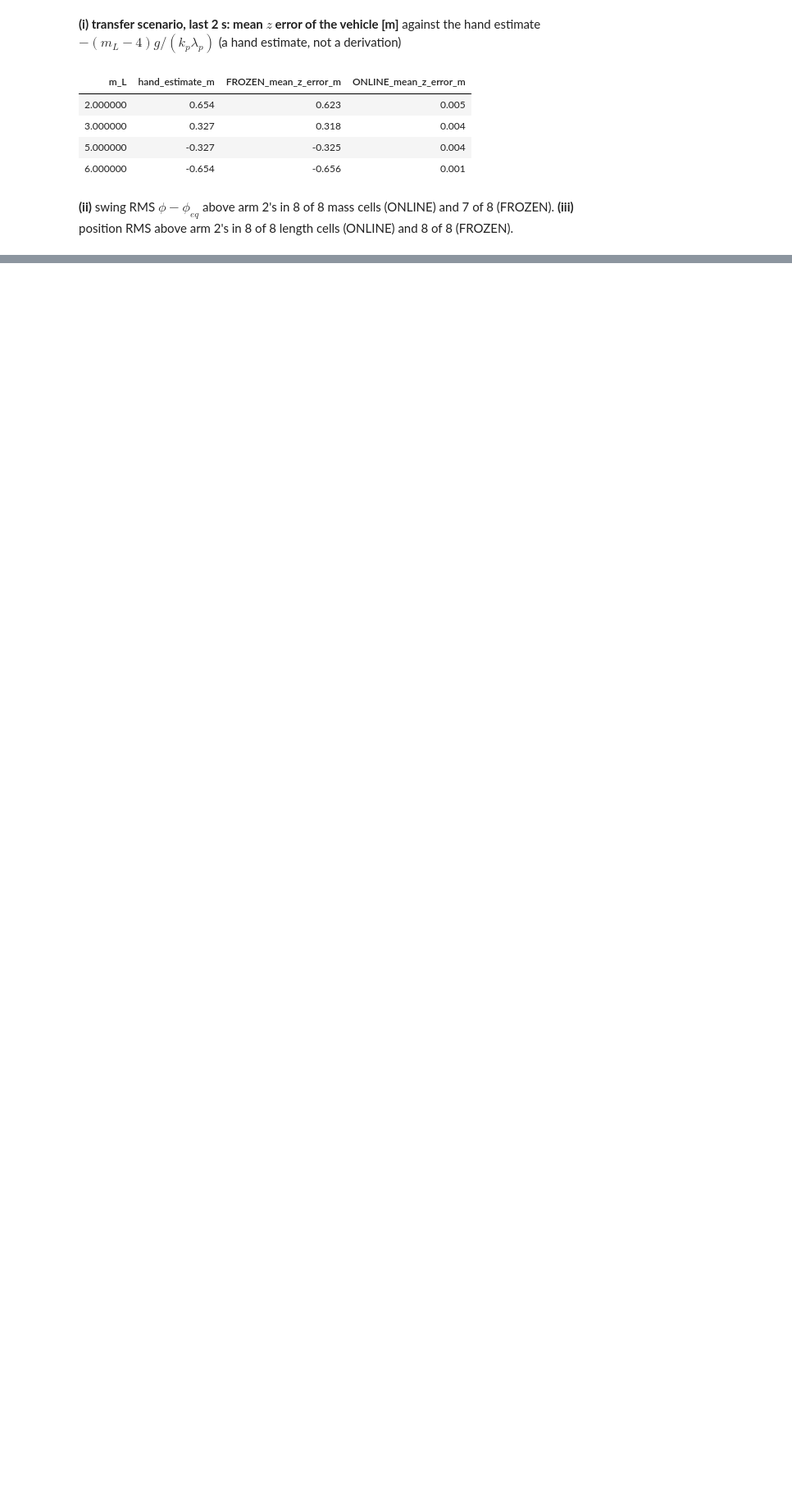
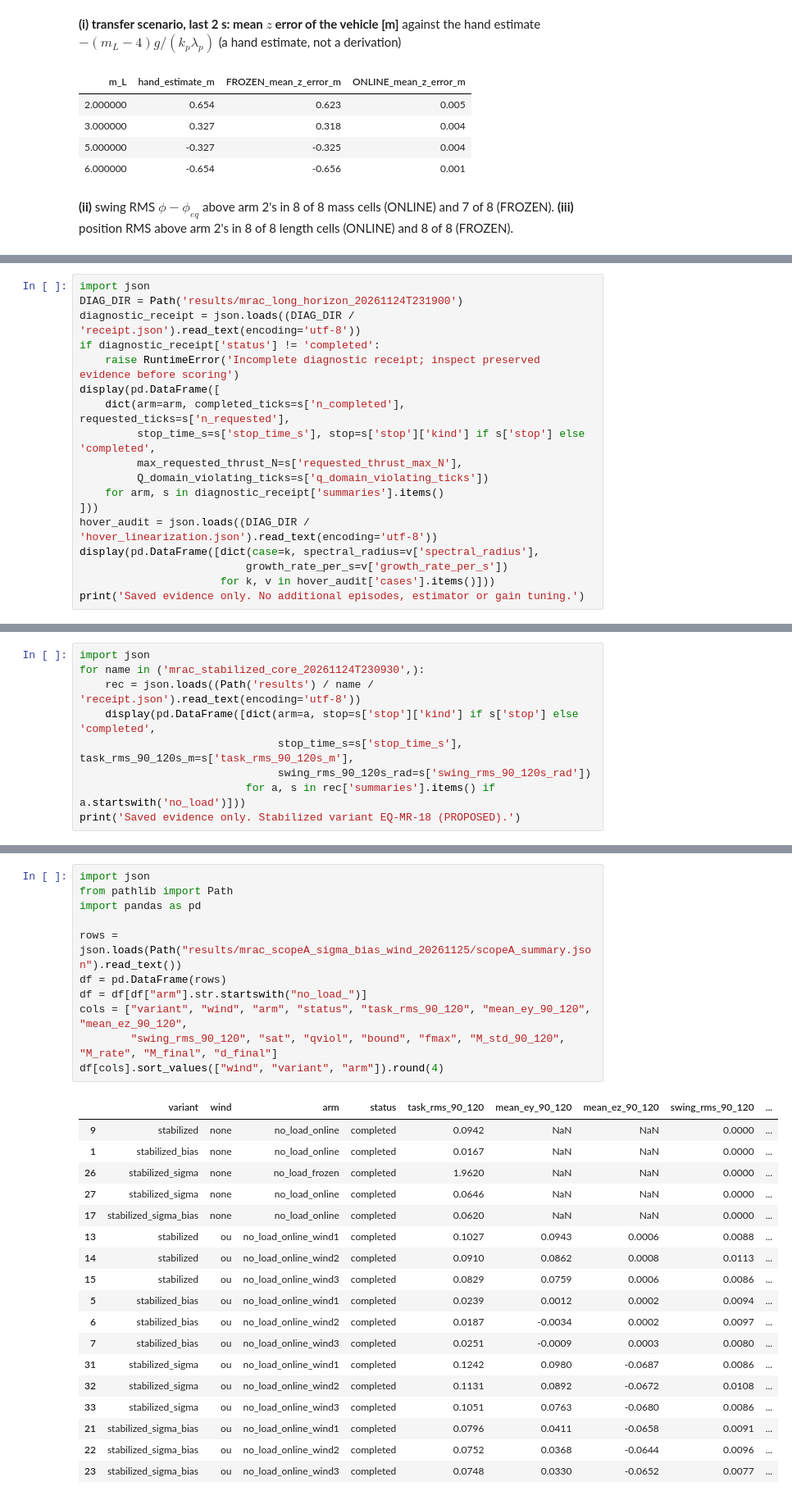
Before and after one commit to Mrjarkos/MRAC_Tutorial, a Jupyter notebook: 07_Arm3_MRAC_Design_and_Preliminary.ipynb, the cells around one changed output, grey strips where cells are left out. Shown at 82% size. Cells and saved outputs as stored; diff of their text form; blank space fills up the shorter version.

```diff
--- a/07_Arm3_MRAC_Design_and_Preliminary.ipynb
+++ b/07_Arm3_MRAC_Design_and_Preliminary.ipynb
@@ -943,0 +973,18 @@ Mechanisms below are **INFERRED** from the numbers above; none was isolated by a
+# %%
+import json
+DIAG_DIR = Path('results/mrac_long_horizon_20261124T231900')
+diagnostic_receipt = json.loads((DIAG_DIR / 'receipt.json').read_text(encoding='utf-8'))
+if diagnostic_receipt['status'] != 'completed':
+    raise RuntimeError('Incomplete diagnostic receipt; inspect preserved evidence before scoring')
+display(pd.DataFrame([
+    dict(arm=arm, completed_ticks=s['n_completed'], requested_ticks=s['n_requested'],
+         stop_time_s=s['stop_time_s'], stop=s['stop']['kind'] if s['stop'] else 'completed',
+         max_requested_thrust_N=s['requested_thrust_max_N'],
+         Q_domain_violating_ticks=s['q_domain_violating_ticks'])
+    for arm, s in diagnostic_receipt['summaries'].items()
+]))
+hover_audit = json.loads((DIAG_DIR / 'hover_linearization.json').read_text(encoding='utf-8'))
+display(pd.DataFrame([dict(case=k, spectral_radius=v['spectral_radius'],
+                          growth_rate_per_s=v['growth_rate_per_s'])
+                      for k, v in hover_audit['cases'].items()]))
+print('Saved evidence only. No additional episodes, estimator or gain tuning.')
@@ -943,0 +1023,9 @@ Mechanisms below are **INFERRED** from the numbers above; none was isolated by a
+# %%
+import json
+for name in ('mrac_stabilized_core_20261124T230930',):
+    rec = json.loads((Path('results') / name / 'receipt.json').read_text(encoding='utf-8'))
+    display(pd.DataFrame([dict(arm=a, stop=s['stop']['kind'] if s['stop'] else 'completed',
+                               stop_time_s=s['stop_time_s'], task_rms_90_120s_m=s['task_rms_90_120s_m'],
+                               swing_rms_90_120s_rad=s['swing_rms_90_120s_rad'])
+                          for a, s in rec['summaries'].items() if a.startswith('no_load')]))
+print('Saved evidence only. Stabilized variant EQ-MR-18 (PROPOSED).')
@@ -943,0 +1057,30 @@ Mechanisms below are **INFERRED** from the numbers above; none was isolated by a
+# %%
+import json
+from pathlib import Path
+import pandas as pd
+
+rows = json.loads(Path("results/mrac_scopeA_sigma_bias_wind_20261125/scopeA_summary.json").read_text())
+df = pd.DataFrame(rows)
+df = df[df["arm"].str.startswith("no_load_")]
+cols = ["variant", "wind", "arm", "status", "task_rms_90_120", "mean_ey_90_120", "mean_ez_90_120",
+        "swing_rms_90_120", "sat", "qviol", "bound", "fmax", "M_std_90_120", "M_rate", "M_final", "d_final"]
+df[cols].sort_values(["wind", "variant", "arm"]).round(4)
+# %% [output]
+|  | variant | wind | arm | status | task_rms_90_120 | mean_ey_90_120 | mean_ez_90_120 | swing_rms_90_120 | ... |
+| 9 | stabilized | none | no_load_online | completed | 0.0942 | NaN | NaN | 0.0000 | ... |
+| 1 | stabilized_bias | none | no_load_online | completed | 0.0167 | NaN | NaN | 0.0000 | ... |
+| 26 | stabilized_sigma | none | no_load_frozen | completed | 1.9620 | NaN | NaN | 0.0000 | ... |
+| 27 | stabilized_sigma | none | no_load_online | completed | 0.0646 | NaN | NaN | 0.0000 | ... |
+| 17 | stabilized_sigma_bias | none | no_load_online | completed | 0.0620 | NaN | NaN | 0.0000 | ... |
+| 13 | stabilized | ou | no_load_online_wind1 | completed | 0.1027 | 0.0943 | 0.0006 | 0.0088 | ... |
+| 14 | stabilized | ou | no_load_online_wind2 | completed | 0.0910 | 0.0862 | 0.0008 | 0.0113 | ... |
+| 15 | stabilized | ou | no_load_online_wind3 | completed | 0.0829 | 0.0759 | 0.0006 | 0.0086 | ... |
+| 5 | stabilized_bias | ou | no_load_online_wind1 | completed | 0.0239 | 0.0012 | 0.0002 | 0.0094 | ... |
+| 6 | stabilized_bias | ou | no_load_online_wind2 | completed | 0.0187 | -0.0034 | 0.0002 | 0.0097 | ... |
+| 7 | stabilized_bias | ou | no_load_online_wind3 | completed | 0.0251 | -0.0009 | 0.0003 | 0.0080 | ... |
+| 31 | stabilized_sigma | ou | no_load_online_wind1 | completed | 0.1242 | 0.0980 | -0.0687 | 0.0086 | ... |
+| 32 | stabilized_sigma | ou | no_load_online_wind2 | completed | 0.1131 | 0.0892 | -0.0672 | 0.0108 | ... |
+| 33 | stabilized_sigma | ou | no_load_online_wind3 | completed | 0.1051 | 0.0763 | -0.0680 | 0.0086 | ... |
+| 21 | stabilized_sigma_bias | ou | no_load_online_wind1 | completed | 0.0796 | 0.0411 | -0.0658 | 0.0091 | ... |
+| 22 | stabilized_sigma_bias | ou | no_load_online_wind2 | completed | 0.0752 | 0.0368 | -0.0644 | 0.0096 | ... |
+| 23 | stabilized_sigma_bias | ou | no_load_online_wind3 | completed | 0.0748 | 0.0330 | -0.0652 | 0.0077 | ... |
```
Also changed, not shown: parts of 15 cells of this notebook, 1 other file.
